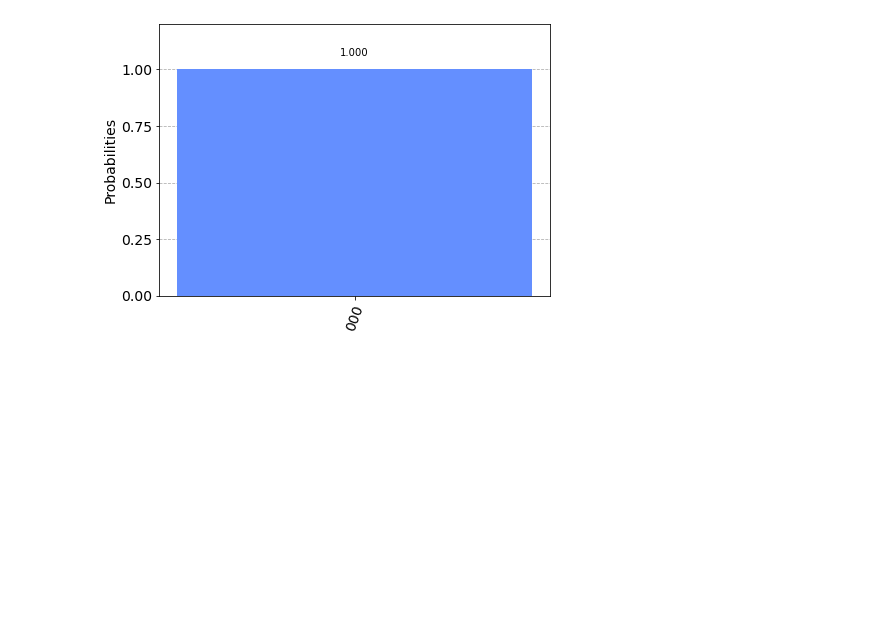
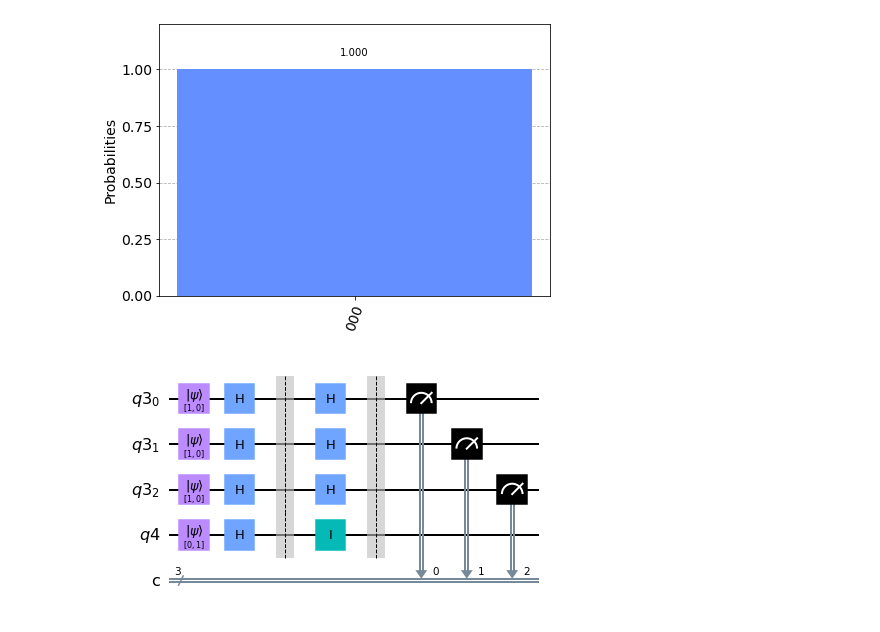
Before and after one commit to Victor-Onanuga/Emerging-Technologies, a Jupyter notebook: Assignment/Quantum_Computing.ipynb, the cells around one changed output. Saved outputs shown, nothing was run; the diff lists cells and outputs as text; code cells hidden in the pictures; blank space fills up the shorter version.

```diff
--- a/Assignment/Quantum_Computing.ipynb
+++ b/Assignment/Quantum_Computing.ipynb
@@ -240,3 +241,18 @@ answer = results.get_counts()
 plot_histogram(answer)
 # %% [output]
 [figure]
+# %%
+resultingCircuit1 = circuit.compose(const_oracle_2)
+for x in range (num_Qbit):
+    resultingCircuit1.h(x)
+
+resultingCircuit1.barrier()
+
+
+for x in range(num_Qbit):
+    resultingCircuit1.measure(x,x)
+
+
+resultingCircuit1.draw(output = "mpl")
+# %% [output]
+[figure, added]
```
Also changed, not shown: parts of 5 cells of this notebook.
